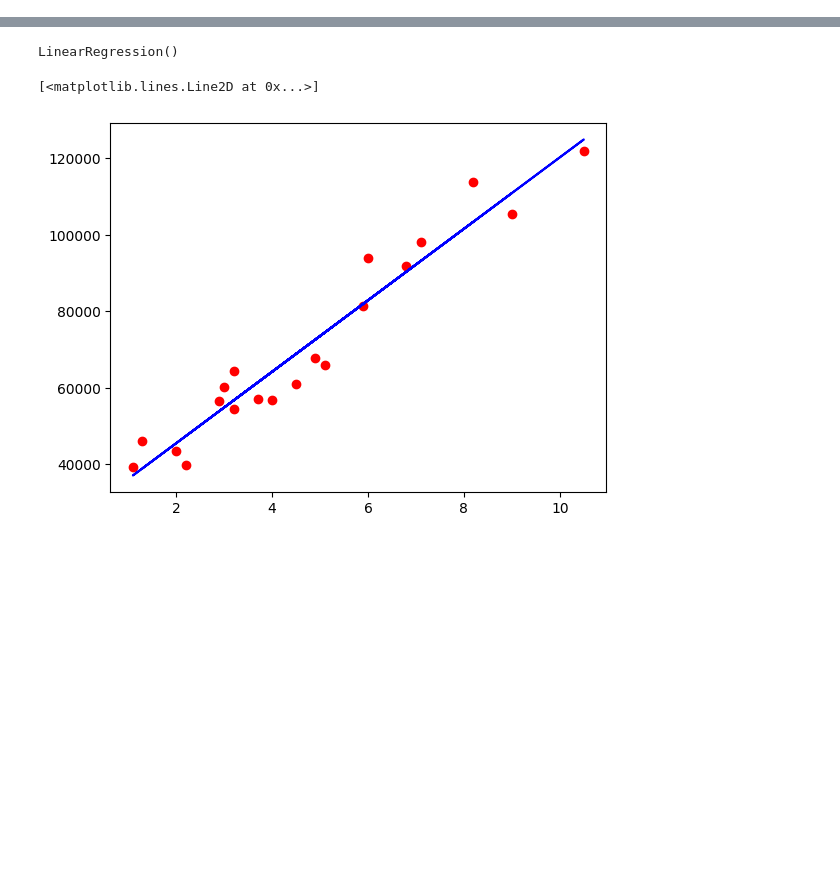
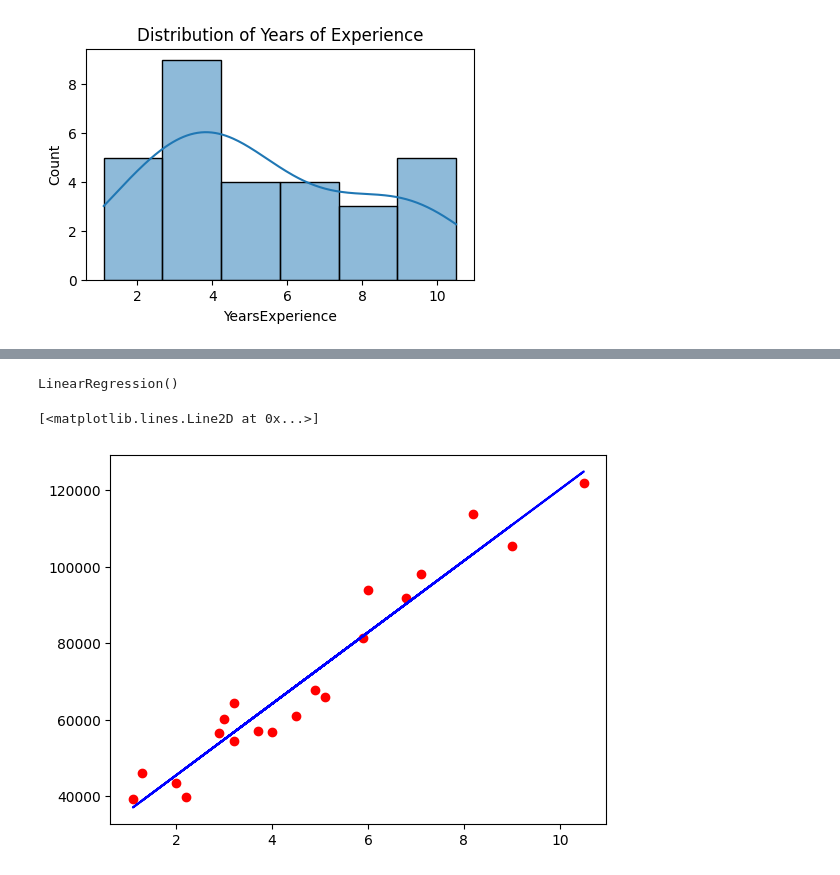
Before and after one commit to Santhosh-thiyagarajan/Demo, a Jupyter notebook: Python_Project.ipynb, the cells around one changed output, grey strips where cells are left out. Saved outputs shown, nothing was run; the diff lists cells and outputs as text; code cells hidden in the pictures; blank space fills up the shorter version.

```diff
--- a/Python_Project.ipynb
+++ b/Python_Project.ipynb
@@ -14,0 +94,8 @@ y = dataset.iloc[:, 1].values
+# %%
+# Distribution of Experience
+plt.figure(figsize=(5,3))
+sns.histplot(dataset["YearsExperience"], kde=True)
+plt.title("Distribution of Years of Experience")
+plt.show()
+# %% [output]
+[figure, added]
```
Also changed, not shown: parts of 18 cells of this notebook.
